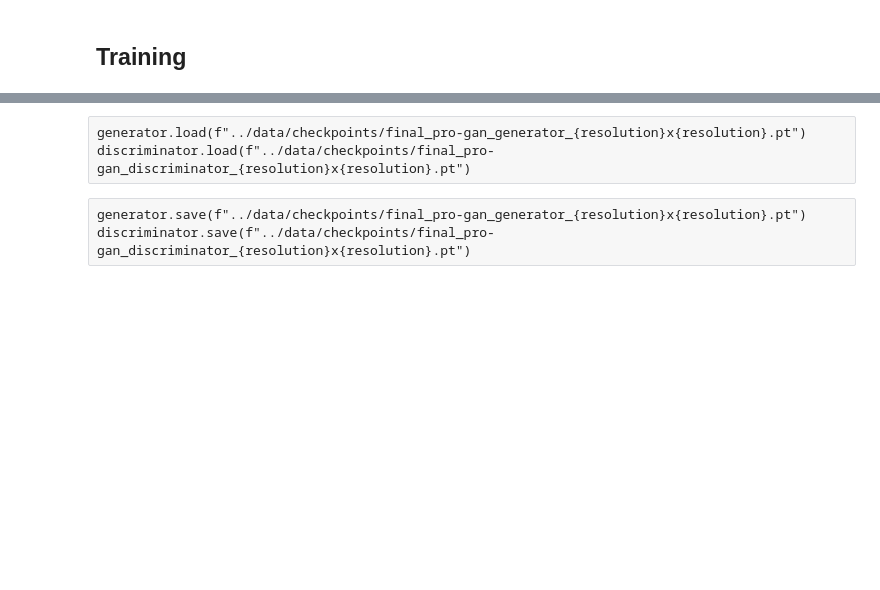
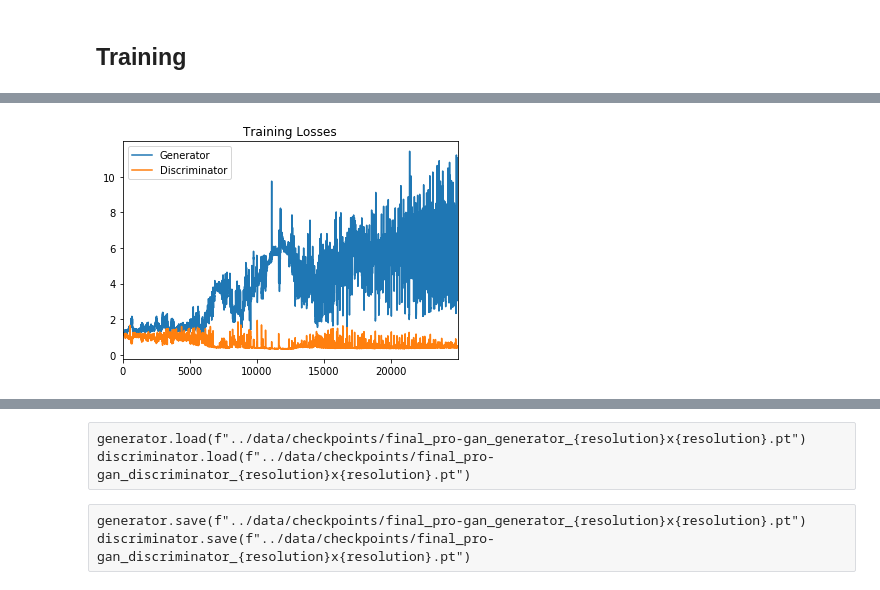
Before and after one commit to antoniojkim/DeepHubble, a Jupyter notebook: model/Pro-GAN.ipynb, the cells around one changed output, grey strips where cells are left out. Saved outputs shown, nothing was run; the diff lists cells and outputs as text; code cells hidden in the pictures; blank space fills up the shorter version.

```diff
--- a/model/Pro-GAN.ipynb
+++ b/model/Pro-GAN.ipynb
@@ -513,0 +508,4 @@ plt.show()
+# %%
+train(dataloader, fade_in=False)
+# %% [output]
+[figure, added]
```
Also changed, not shown: parts of 20 cells of this notebook.
